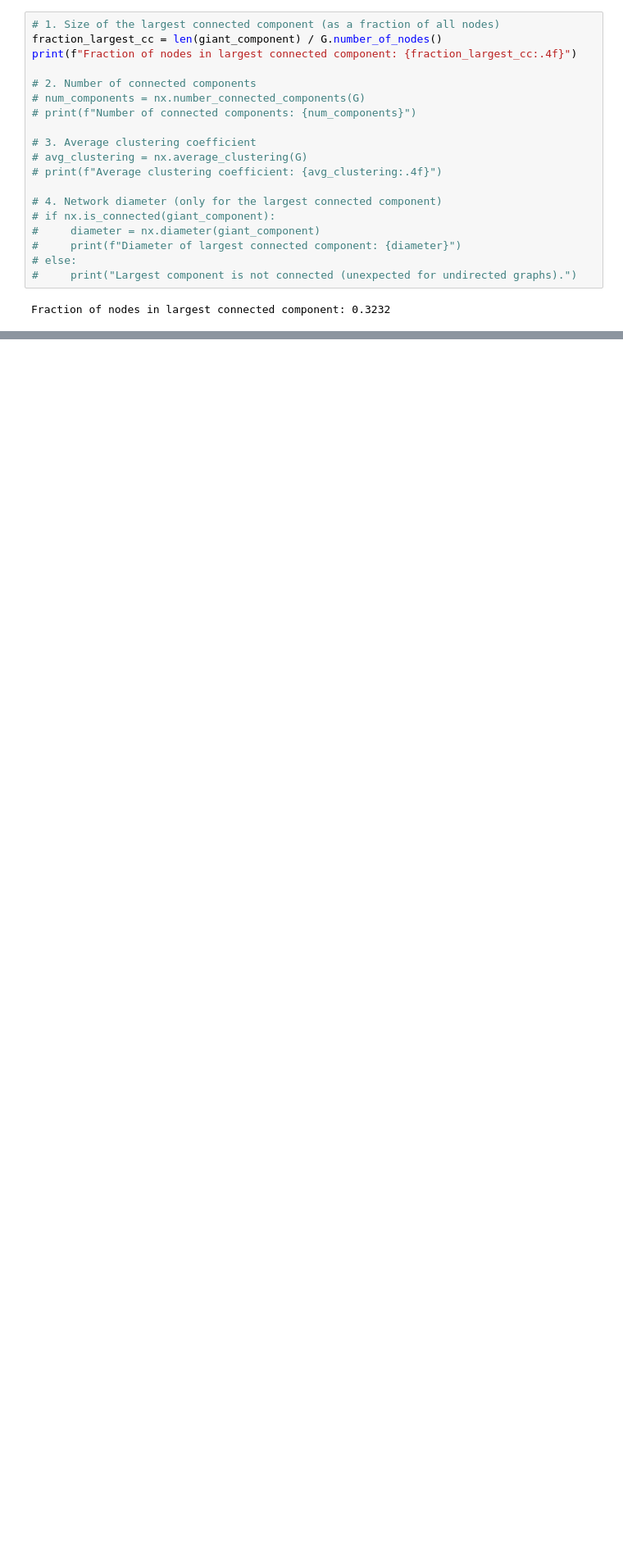
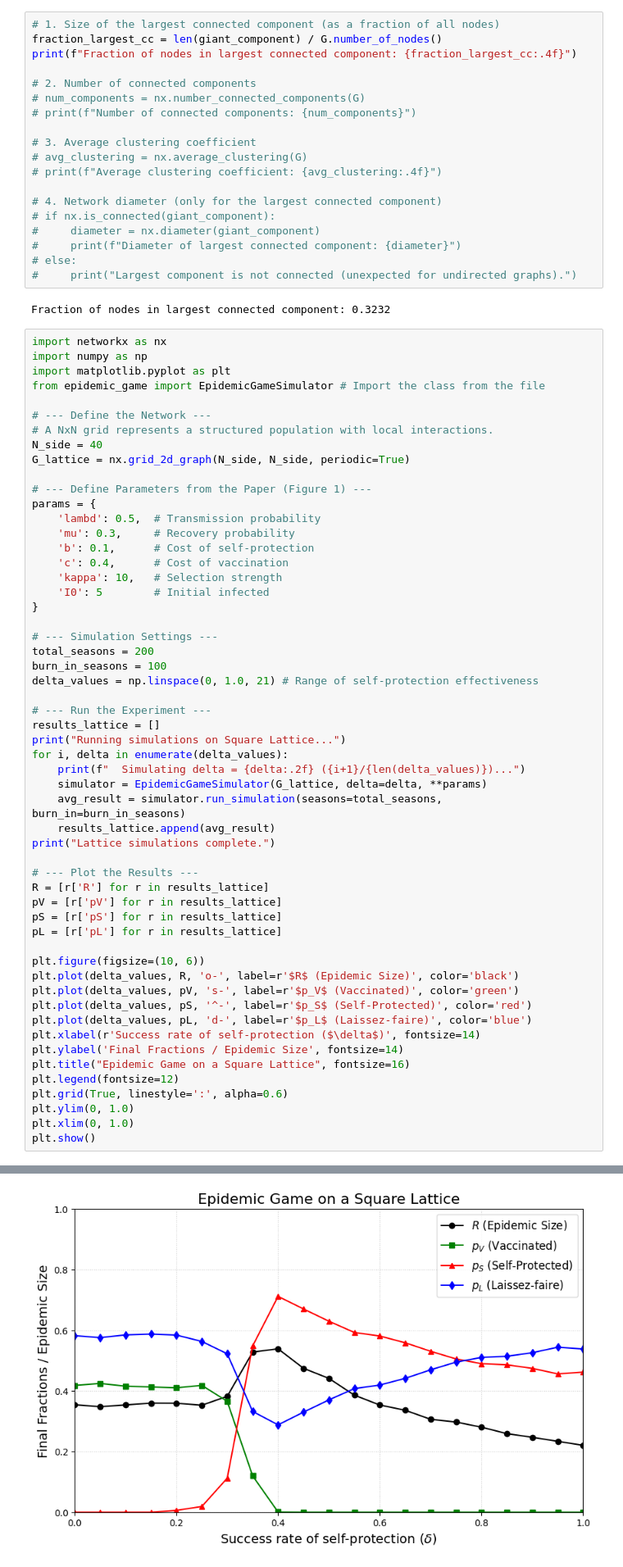
Before and after one commit to xxEthene/ST5225, a Jupyter notebook: lecture4.ipynb, the cells around one changed output, grey strips where cells are left out. Shown at 82% size. Cells and saved outputs as stored; diff of their text form; blank space fills up the shorter version.

```diff
--- a/lecture4.ipynb
+++ b/lecture4.ipynb
@@ -321,3 +321,59 @@ print(f"Fraction of nodes in largest connected component: {fraction_largest_cc:.
 #     print("Largest component is not connected (unexpected for undirected graphs).")
 # %% [output]
 Fraction of nodes in largest connected component: 0.3232
+# %%
+import networkx as nx
+import numpy as np
+import matplotlib.pyplot as plt
+from epidemic_game import EpidemicGameSimulator # Import the class from the file
+
+# --- Define the Network ---
+# A NxN grid represents a structured population with local interactions.
+N_side = 40
+G_lattice = nx.grid_2d_graph(N_side, N_side, periodic=True)
+
+# --- Define Parameters from the Paper (Figure 1) ---
+params = {
+    'lambd': 0.5,  # Transmission probability
+    'mu': 0.3,     # Recovery probability
+    'b': 0.1,      # Cost of self-protection
+    'c': 0.4,      # Cost of vaccination
+    'kappa': 10,   # Selection strength
+    'I0': 5        # Initial infected
+}
+
+# --- Simulation Settings ---
+total_seasons = 200
+burn_in_seasons = 100
+delta_values = np.linspace(0, 1.0, 21) # Range of self-protection effectiveness
+
+# --- Run the Experiment ---
+results_lattice = []
+print("Running simulations on Square Lattice...")
+for i, delta in enumerate(delta_values):
+    print(f"  Simulating delta = {delta:.2f} ({i+1}/{len(delta_values)})...")
+    simulator = EpidemicGameSimulator(G_lattice, delta=delta, **params)
+    avg_result = simulator.run_simulation(seasons=total_seasons, burn_in=burn_in_seasons)
+    results_lattice.append(avg_result)
+print("Lattice simulations complete.")
+
+# --- Plot the Results ---
+R = [r['R'] for r in results_lattice]
+pV = [r['pV'] for r in results_lattice]
+pS = [r['pS'] for r in results_lattice]
+pL = [r['pL'] for r in results_lattice]
+
+plt.figure(figsize=(10, 6))
+plt.plot(delta_values, R, 'o-', label=r'$R$ (Epidemic Size)', color='black')
+plt.plot(delta_values, pV, 's-', label=r'$p_V$ (Vaccinated)', color='green')
+plt.plot(delta_values, pS, '^-', label=r'$p_S$ (Self-Protected)', color='red')
+plt.plot(delta_values, pL, 'd-', label=r'$p_L$ (Laissez-faire)', color='blue')
+plt.xlabel(r'Success rate of self-protection ($\delta$)', fontsize=14)
+plt.ylabel('Final Fractions / Epidemic Size', fontsize=14)
+plt.title("Epidemic Game on a Square Lattice", fontsize=16)
+plt.legend(fontsize=12)
+plt.grid(True, linestyle=':', alpha=0.6)
+plt.ylim(0, 1.0)
+plt.xlim(0, 1.0)
+plt.show()
+# %% [output]
@@ -323,0 +397 @@ Fraction of nodes in largest connected component: 0.3232
+[figure, added]
```
Also changed, not shown: parts of 16 cells of this notebook, 5 other files.
